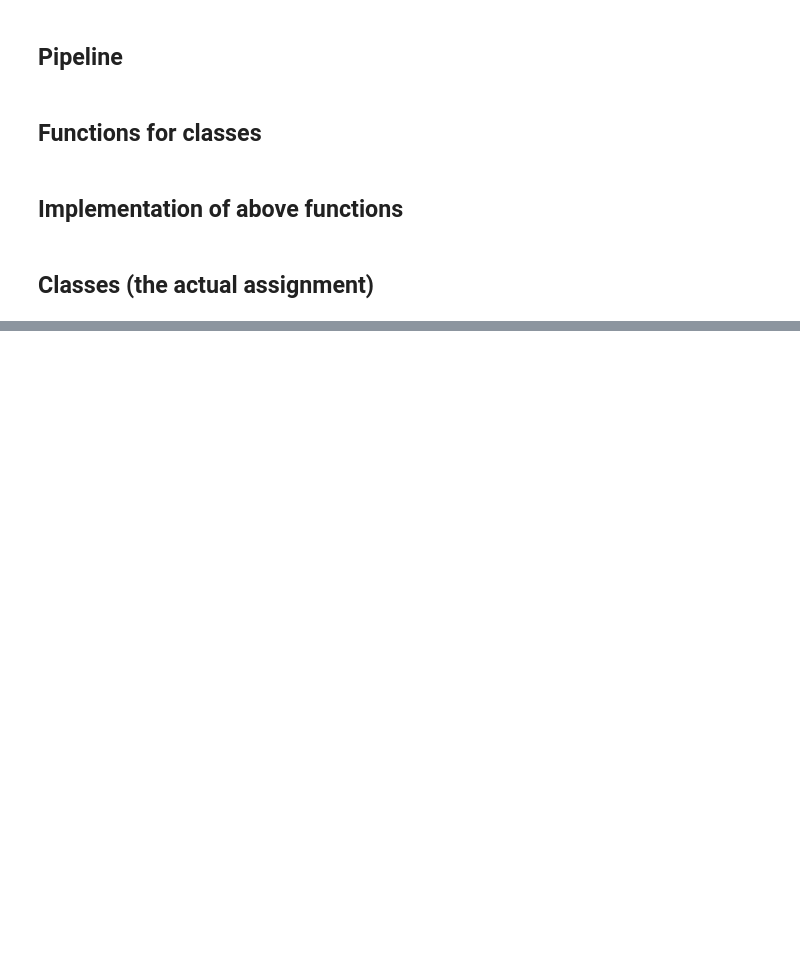
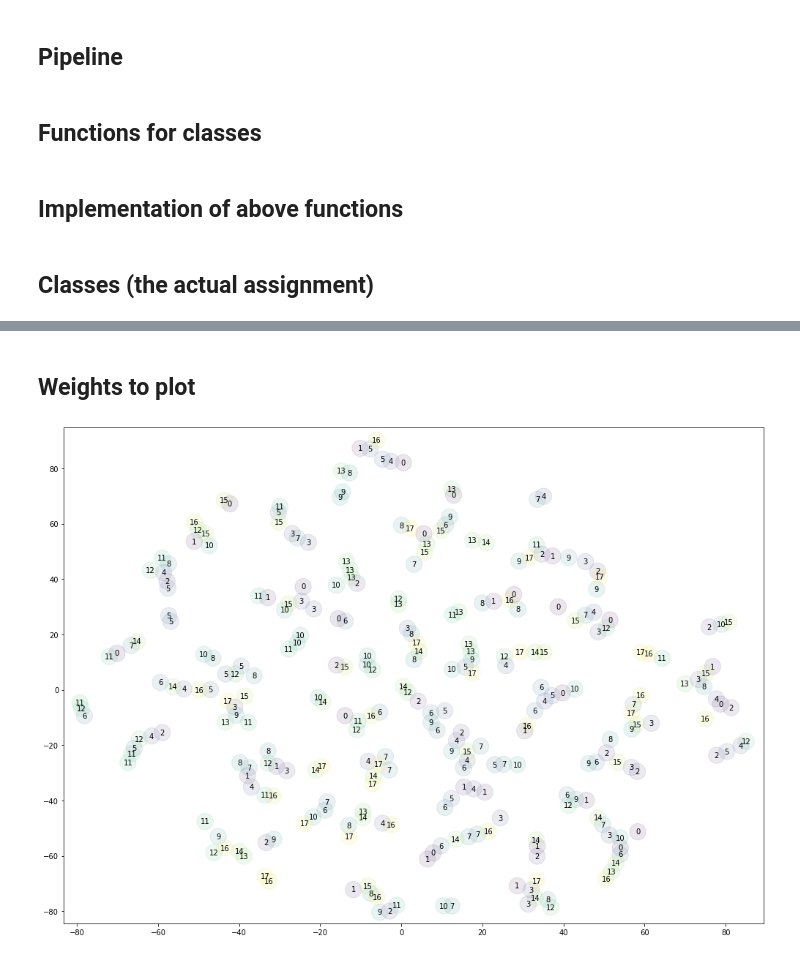
Before and after one commit to stijnbenja/Ass3, a Jupyter notebook: main.ipynb, the cells around one changed output, grey strips where cells are left out. Drawn from its saved outputs; the diff is of its cells as text; code cells hidden in the pictures; blank space fills up the shorter version.

```diff
--- a/main.ipynb
+++ b/main.ipynb
@@ -193,0 +204,2 @@ class TrainerP2V:
+# %%
+model.fit(n_epochs=100)
@@ -193,0 +235,2 @@ class TrainerP2V:
+# %% [markdown]
+## Weights to plot
@@ -193,0 +239,21 @@ class TrainerP2V:
+# %%
+x = model.model.wo.weight.detach().numpy()  # pd dataframe -> np array
+x /= np.linalg.norm(x, axis=1)[:, np.newaxis]  # normalize
+res_tsne = sklearn.manifold.TSNE(**config_w2v["TSNE"]).fit_transform(x)
+# %%
+product = pd.DataFrame(
+    {
+        "product": list(range(288)),
+        "category": np.repeat(range(18), 16),
+    }
+)
+# %%
+tsne_map_xy = pd.DataFrame(
+    res_tsne,
+    index=product[["category", "product"]].set_index(["category", "product"]).index,
+    columns=["x", "y"],
+).reset_index()
+# %%
+p2vmap.plot_tsne(tsne_map_xy, plotlabels=True, scatter=0)
+# %% [output]
+[figure, added]
```
Also changed, not shown: parts of 10 cells of this notebook, 30 other files.
